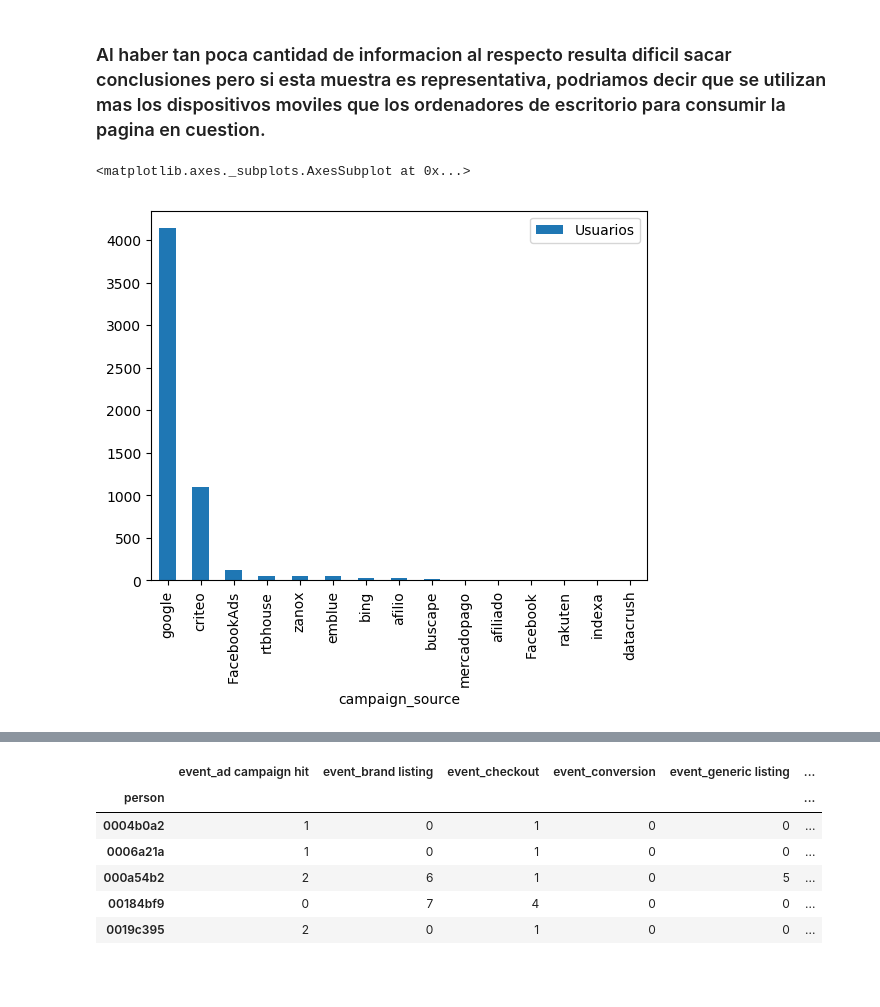
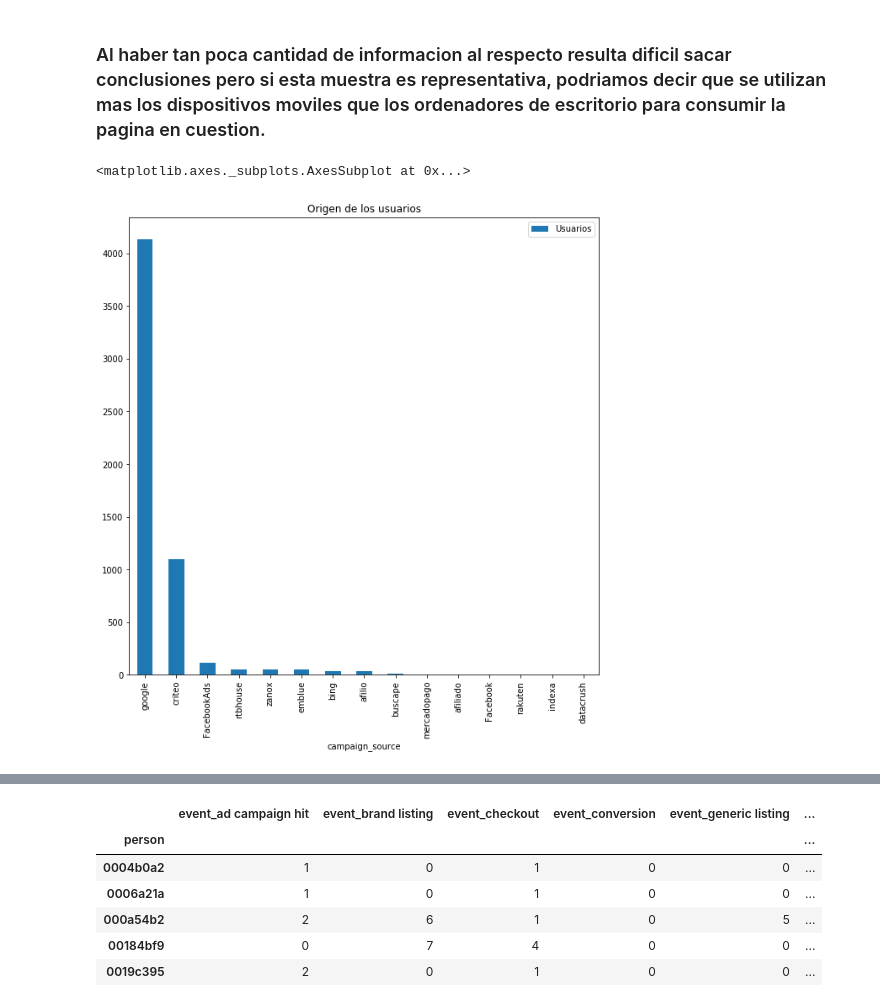
Before and after one commit to alepenaa94/TP1-Datos, a Jupyter notebook: AnálisisFede.ipynb, the cells around one changed output, grey strips where cells are left out. Cells and saved outputs as stored; diff of their text form; code cells hidden in the pictures; blank space fills up the shorter version.

```diff
--- a/AnálisisFede.ipynb
+++ b/AnálisisFede.ipynb
@@ -191,10 +191,10 @@ plt.show()
 graph = data.drop_duplicates(subset='person', inplace=False).dropna(subset=['campaign_source']).groupby('campaign_source')['person'].count().sort_values(ascending=False).to_frame()
 graph.rename(columns={'person':'Usuarios'},inplace=True)
 # %%
-graph.plot(kind='bar')
+graph.plot(kind='bar',figsize=(10,10), title="Origen de los usuarios")
 # %% [output]
 <matplotlib.axes._subplots.AxesSubplot at 0x...>
-[figure, old version]
+[figure, new version]
 # %%
 data.head()
 # %% [output]
```
Also changed, not shown: parts of 19 cells of this notebook.
